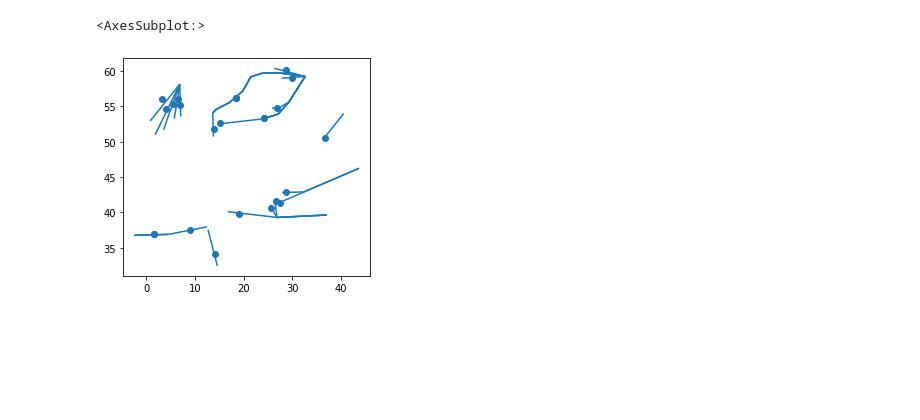
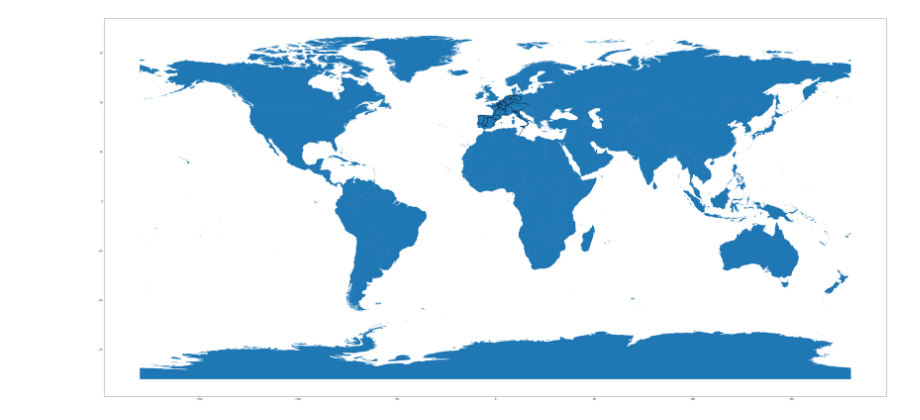
Before and after one commit to freichel/gasmarketmodel, a Jupyter notebook: notebooks/Untitled1.ipynb, the cells around one changed output. Saved outputs shown, nothing was run; the diff lists cells and outputs as text; code cells hidden in the pictures; blank space fills up the shorter version.

Commit message:
outputs okay, need to adjust pipeline paths andd colors

```diff
--- a/notebooks/Untitled1.ipynb
+++ b/notebooks/Untitled1.ipynb
@@ -13,8 +13,11 @@ import numpy as np
 from PIL import Image
 # %%
 # Read in world data
-connections_gdf = gpd.read_file("/home/flo/code/freichel/gasmarketmodel/gasmarketmodel/data/params/piped_imports.geojson")
-connections_gdf.plot()
+connections_gdf = gpd.read_file("Europe_Existing_Pipelines.zip")
+world_gdf = gpd.read_file("country_shapes.zip")[["ADMIN", "geometry"]]
+fig, ax = plt.subplots(figsize=(60,60))
+connections_gdf.plot(ax=ax, color = "blacK")
+world_gdf.plot(ax=ax)
+plt.show()
 # %% [output]
-<AxesSubplot:>
-[figure, old version]
+[figure, new version]
```
Also changed, not shown: 12 other files.
